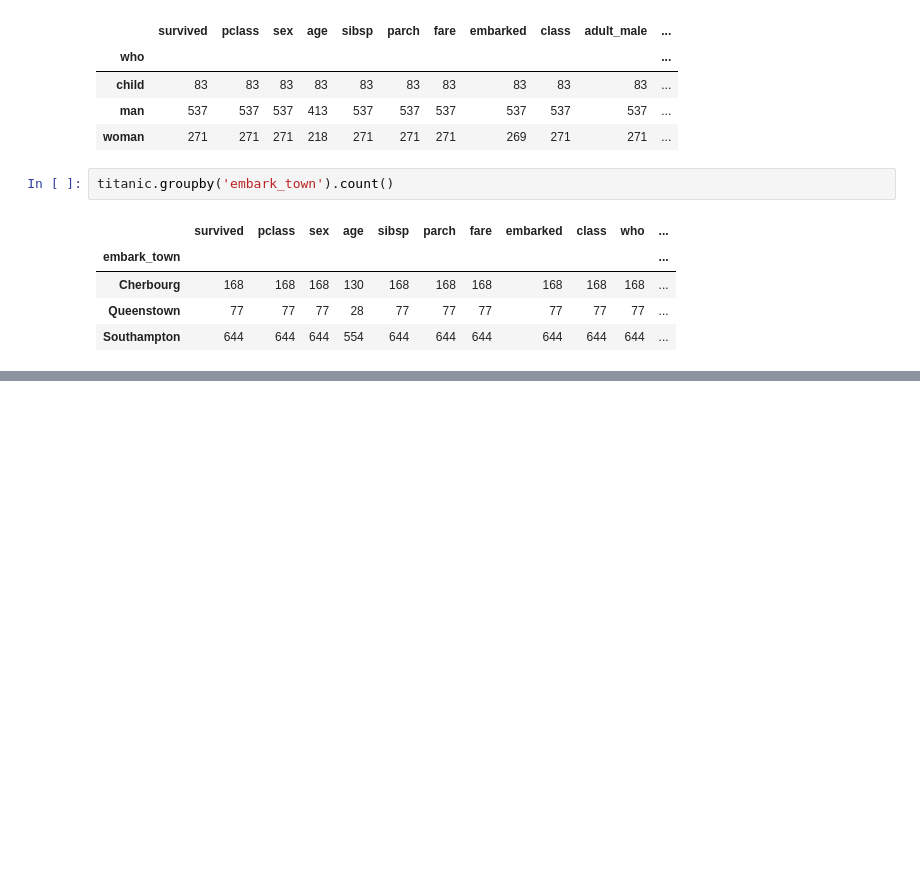
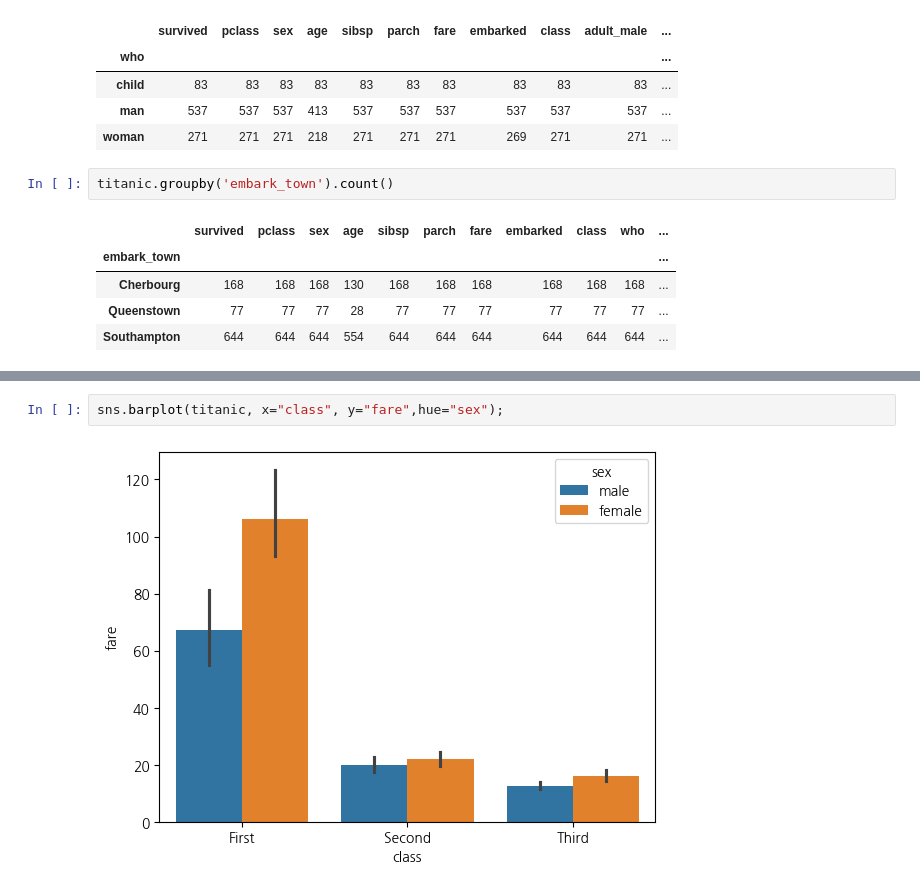
Before and after one commit to secons127/2024-1-my-BDA, a Jupyter notebook: inclass/02w_240319_tue_dataframe_basic.ipynb, the cells around one changed output, grey strips where cells are left out. Saved outputs shown, nothing was run; the diff lists cells and outputs as text; blank space fills up the shorter version.

```diff
--- a/inclass/02w_240319_tue_dataframe_basic.ipynb
+++ b/inclass/02w_240319_tue_dataframe_basic.ipynb
@@ -296,0 +319,4 @@ titanic.groupby('embark_town').count()
+# %%
+sns.barplot(titanic, x="class", y="fare",hue="sex");
+# %% [output]
+[figure, added]
```
Also changed, not shown: parts of 44 cells of this notebook.
